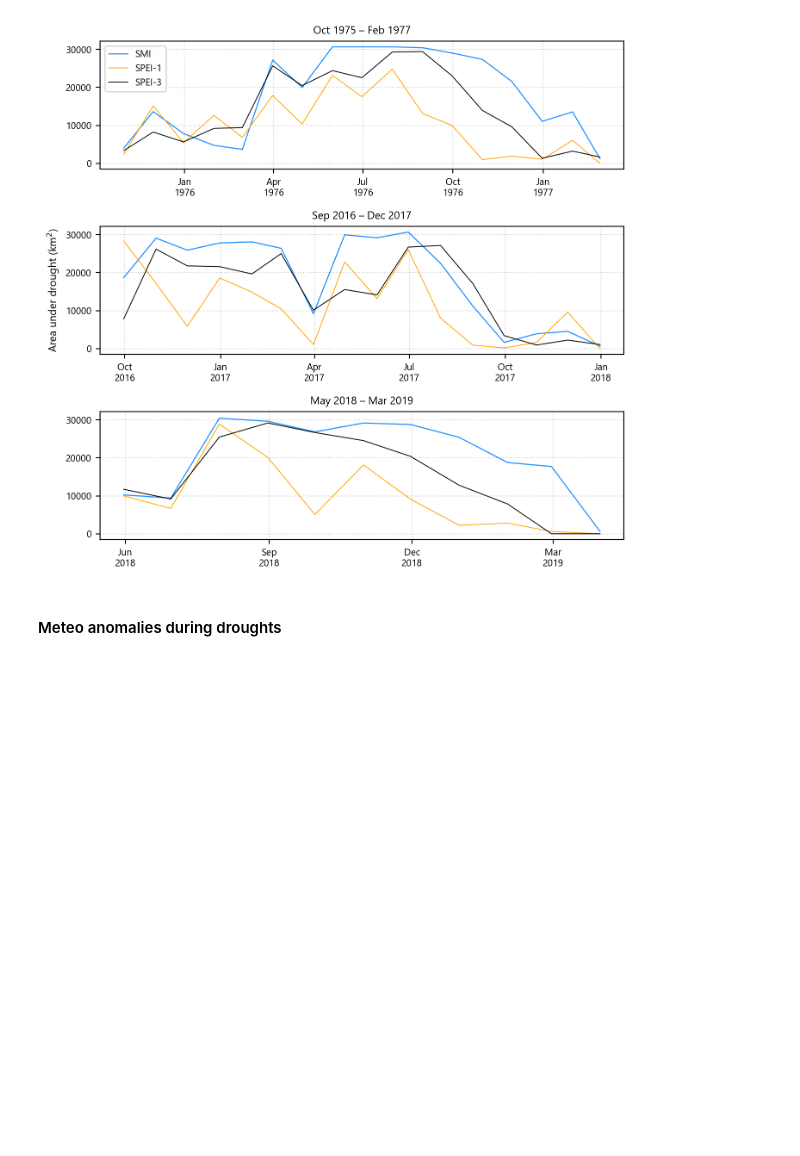
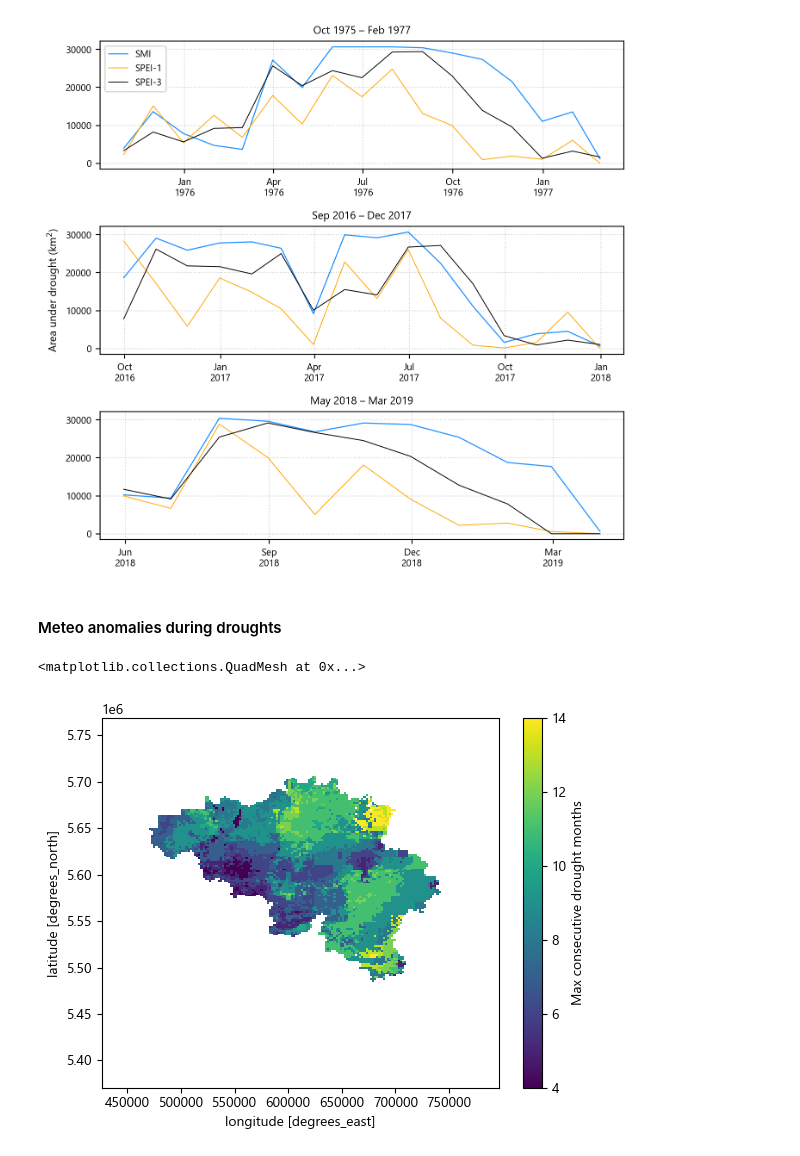
Before and after one commit to klekarkar/pre_post_process_mHM, a Jupyter notebook: py_SPEI.ipynb, the cells around one changed output. Drawn from its saved outputs; the diff is of its cells as text; code cells hidden in the pictures; blank space fills up the shorter version.

Commit message:
SMI, SPEI maps

```diff
--- a/py_SPEI.ipynb
+++ b/py_SPEI.ipynb
@@ -312,0 +379,29 @@ pet_monthly = pet.resample(time='ME').sum()
+# %%
+# Prepare the 3 indices in a dict
+index_dict = {
+    "SMI":   (sMI["SMI"], SMI_THR),
+    "SPEI-1": (spei_1_da["spei_1"], SPEI_THR),
+    "SPEI-3": (spei_3_da["spei_3"], SPEI_THR),
+}
+
+# Pick your 3 events (ensure ordering matches the reviewer request)
+# If drought_ADM_plot already contains exactly those events, filter it accordingly.
+events = []
+for row in drought_ADM_plot.itertuples():
+    events.append((row.start_month, row.end_month))
+
+
+# storage: metric -> [index][event] maps
+maxrun_maps = {k: [] for k in index_dict.keys()}
+total_maps  = {k: [] for k in index_dict.keys()}
+
+for idx_name, (da, thr) in index_dict.items():
+    for (start_date, end_date) in events:
+        maxrun, total = drought_metrics_for_event(da, thr, start_date, end_date)
+        maxrun_maps[idx_name].append(maxrun)
+        total_maps[idx_name].append(total)
+# %%
+maxrun_maps['SMI'][0].where((maxrun_maps['SMI'][0]<15) & (maxrun_maps['SMI'][0]>0)).plot(cmap='viridis')
+# %% [output]
+<matplotlib.collections.QuadMesh at 0x...>
+[figure, added]
```
Also changed, not shown: parts of 4 cells of this notebook, 5 other files.
